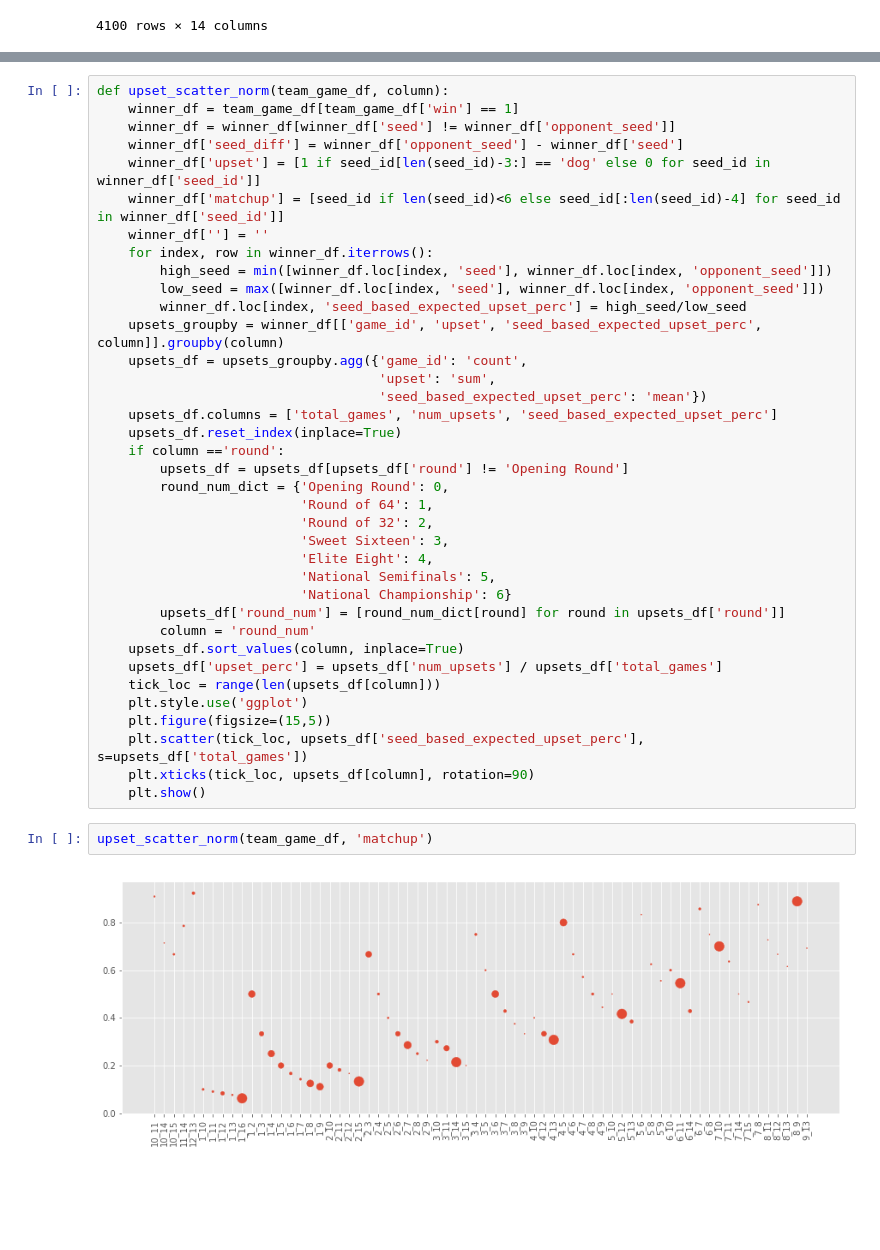
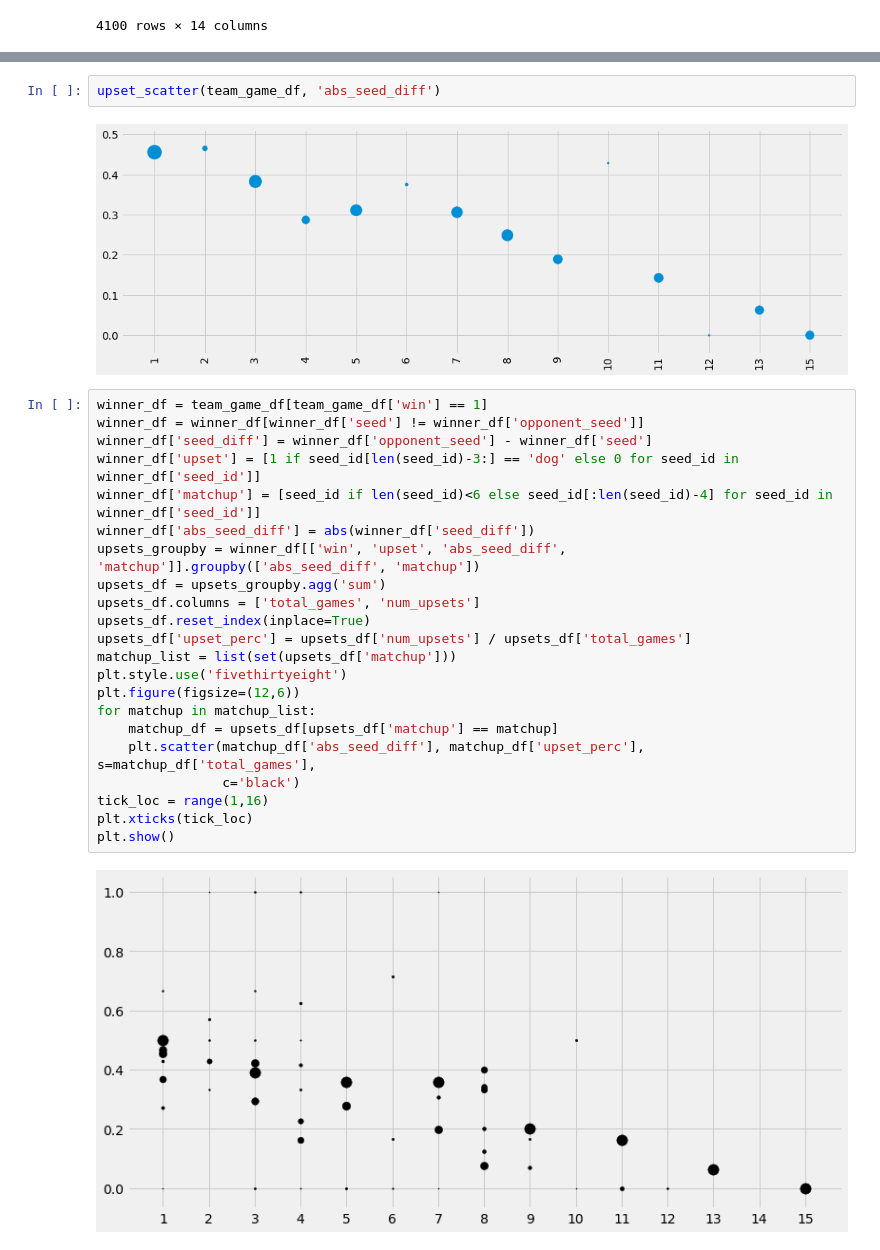
Before and after one commit to mmclaughlin87/march-madness-historical-perfomance, a Jupyter notebook: matchup_summary/Upsets Per Round.ipynb, the cells around one changed output, grey strips where cells are left out. Cells and saved outputs as stored; diff of their text form; blank space fills up the shorter version.

```diff
--- a/matchup_summary/Upsets Per Round.ipynb
+++ b/matchup_summary/Upsets Per Round.ipynb
@@ -116,41 +119,28 @@ upset_scatter(team_game_df, 'matchup')
+# %%
+upset_scatter(team_game_df, 'abs_seed_diff')
+# %% [output]
+[figure, added]
 # %%
-def upset_scatter_norm(team_game_df, column):
-    winner_df = team_game_df[team_game_df['win'] == 1]
-    winner_df = winner_df[winner_df['seed'] != winner_df['opponent_seed']]
-    winner_df['seed_diff'] = winner_df['opponent_seed'] - winner_df['seed']
-    winner_df['upset'] = [1 if seed_id[len(seed_id)-3:] == 'dog' else 0 for seed_id in winner_df['seed_id']]
-    winner_df['matchup'] = [seed_id if len(seed_id)<6 else seed_id[:len(seed_id)-4] for seed_id in winner_df['seed_id']]
-    winner_df[''] = ''
-    for index, row in winner_df.iterrows():
-        high_seed = min([winner_df.loc[index, 'seed'], winner_df.loc[index, 'opponent_seed']])
-        low_seed = max([winner_df.loc[index, 'seed'], winner_df.loc[index, 'opponent_seed']])
-        winner_df.loc[index, 'seed_based_expected_upset_perc'] = high_seed/low_seed
-    upsets_groupby = winner_df[['game_id', 'upset', 'seed_based_expected_upset_perc', column]].groupby(column)
-    upsets_df = upsets_groupby.agg({'game_id': 'count',
-                                    'upset': 'sum',
-                                    'seed_based_expected_upset_perc': 'mean'})
-    upsets_df.columns = ['total_games', 'num_upsets', 'seed_based_expected_upset_perc']
-    upsets_df.reset_index(inplace=True)
-    if column =='round':
-        upsets_df = upsets_df[upsets_df['round'] != 'Opening Round']
-        round_num_dict = {'Opening Round': 0,
-                          'Round of 64': 1,
-                          'Round of 32': 2,
-                          'Sweet Sixteen': 3,
-                          'Elite Eight': 4,
-                          'National Semifinals': 5,
-                          'National Championship': 6}
-        upsets_df['round_num'] = [round_num_dict[round] for round in upsets_df['round']]
-        column = 'round_num'
-    upsets_df.sort_values(column, inplace=True)
-    upsets_df['upset_perc'] = upsets_df['num_upsets'] / upsets_df['total_games']
-    tick_loc = range(len(upsets_df[column]))
-    plt.style.use('ggplot')
-    plt.figure(figsize=(15,5))
-    plt.scatter(tick_loc, upsets_df['seed_based_expected_upset_perc'], s=upsets_df['total_games'])
-    plt.xticks(tick_loc, upsets_df[column], rotation=90)
-    plt.show()
+winner_df = team_game_df[team_game_df['win'] == 1]
+winner_df = winner_df[winner_df['seed'] != winner_df['opponent_seed']]
+winner_df['seed_diff'] = winner_df['opponent_seed'] - winner_df['seed']
+winner_df['upset'] = [1 if seed_id[len(seed_id)-3:] == 'dog' else 0 for seed_id in winner_df['seed_id']]
+winner_df['matchup'] = [seed_id if len(seed_id)<6 else seed_id[:len(seed_id)-4] for seed_id in winner_df['seed_id']]
+winner_df['abs_seed_diff'] = abs(winner_df['seed_diff'])
+upsets_groupby = winner_df[['win', 'upset', 'abs_seed_diff', 'matchup']].groupby(['abs_seed_diff', 'matchup'])
+upsets_df = upsets_groupby.agg('sum')
+upsets_df.columns = ['total_games', 'num_upsets']
+upsets_df.reset_index(inplace=True)
+upsets_df['upset_perc'] = upsets_df['num_upsets'] / upsets_df['total_games']
+matchup_list = list(set(upsets_df['matchup']))
+plt.style.use('fivethirtyeight')
+plt.figure(figsize=(12,6))
+for matchup in matchup_list:
+    matchup_df = upsets_df[upsets_df['matchup'] == matchup]
+    plt.scatter(matchup_df['abs_seed_diff'], matchup_df['upset_perc'], s=matchup_df['total_games'],
+                c='black')
+tick_loc = range(1,16)
+plt.xticks(tick_loc)
+plt.show()
+# %% [output]
+[figure, added]
-# %%
-upset_scatter_norm(team_game_df, 'matchup')
-# %% [output]
-[figure, removed]
```
Also changed, not shown: parts of 24 cells of this notebook, 1 other file.
